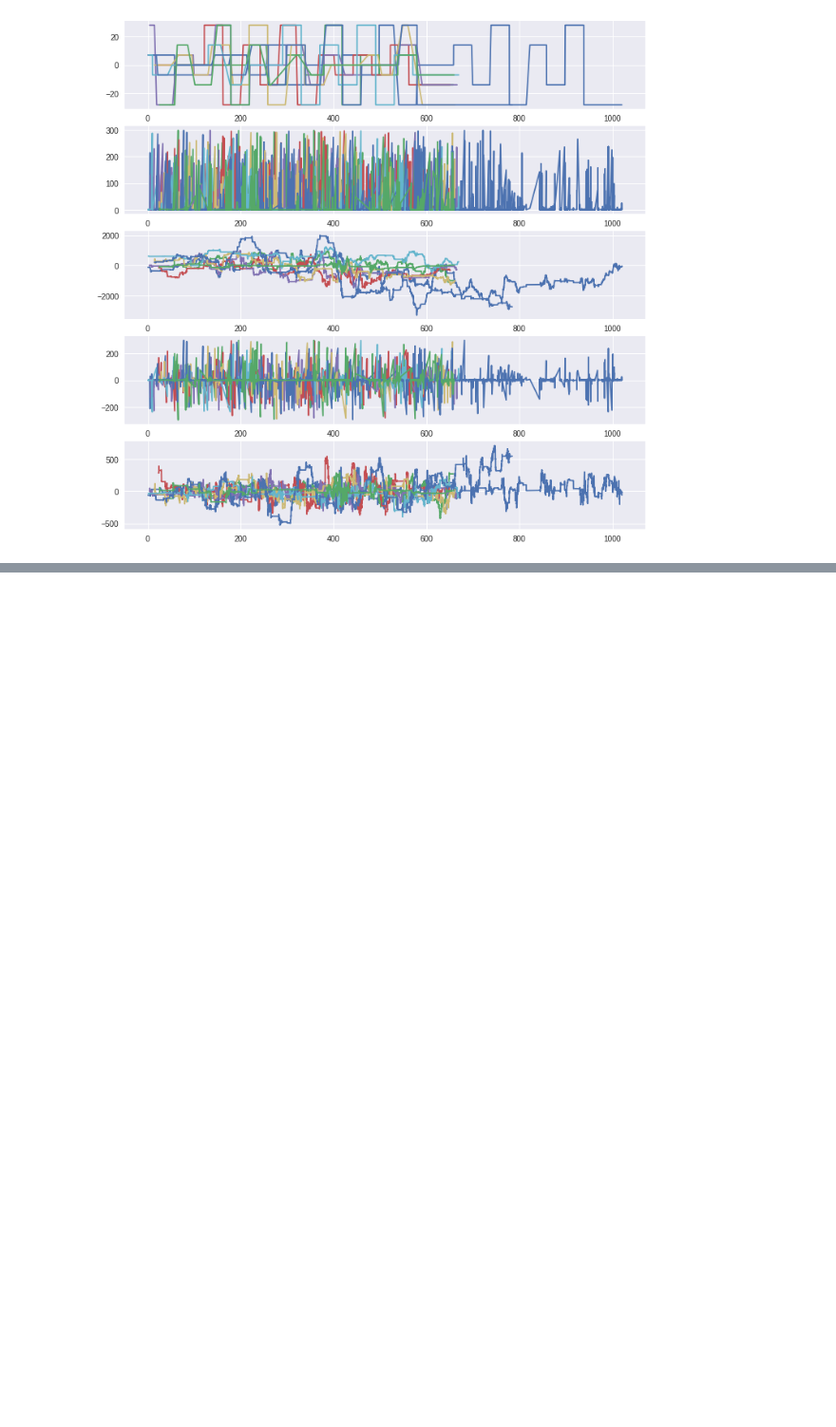
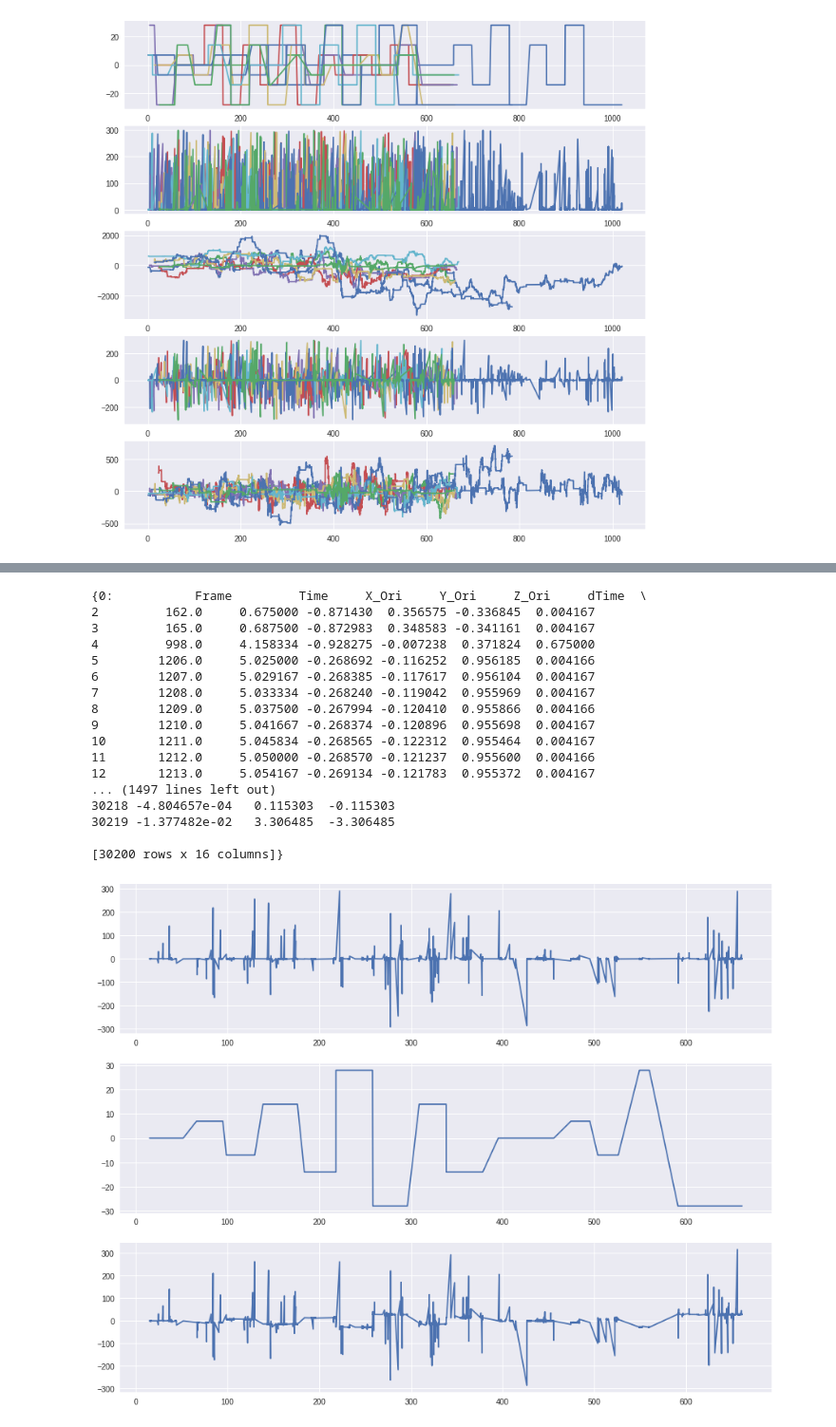
Before and after one commit to alTeska/VR_Acuity, a Jupyter notebook: notebooks/VelocityEvents.ipynb, the cells around one changed output, grey strips where cells are left out. Shown at 95% size. Drawn from its saved outputs; the diff is of its cells as text; code cells hidden in the pictures; blank space fills up the shorter version.

```diff
--- a/notebooks/VelocityEvents.ipynb
+++ b/notebooks/VelocityEvents.ipynb
@@ -153 +144,54 @@ for i, x in enumerate(fname):
+# %%
+i = 4
+
+# averging the signal
+WINDOW_SIZE = 200
+window = []; rms = []
+
+for ii in range(0, len(df[i])):
+
+    if len(window) > WINDOW_SIZE:
+        del window[0]
+
+    window.append(df[i].iloc[ii].UZero)
+    w = np.array(window)
+    rms.append(np.sqrt(np.mean(w**2)))
+
+df[i].corr2 = signal.correlate(df[i].speed, rms, mode='same') / 128
+df[i]['rms'] = rms
+
+df[i]['sub1'] = df[i].apply(lambda row: row.UZero - row.speed , axis=1)
+
+
+## Plotting
+
+fig = plt.figure(figsize=(15,12))
+ax1 = fig.add_subplot(311)
+ax2 = fig.add_subplot(312)
+ax3 = fig.add_subplot(313)
+ax1.plot(df[i].Time_x, df[i].UZero)
+ax2.plot(df[i].Time_x, df[i].speed)
+ax3.plot(df[i].Time_x, df[i].sub1)
+
+
+print(dfV)
+# %% [output]
+{0:           Frame         Time     X_Ori     Y_Ori     Z_Ori     dTime  \
+2         162.0     0.675000 -0.871430  0.356575 -0.336845  0.004167
+3         165.0     0.687500 -0.872983  0.348583 -0.341161  0.004167
+4         998.0     4.158334 -0.928275 -0.007238  0.371824  0.675000
+5        1206.0     5.025000 -0.268692 -0.116252  0.956185  0.004166
+6        1207.0     5.029167 -0.268385 -0.117617  0.956104  0.004167
+7        1208.0     5.033334 -0.268240 -0.119042  0.955969  0.004167
+8        1209.0     5.037500 -0.267994 -0.120410  0.955866  0.004166
+9        1210.0     5.041667 -0.268374 -0.120896  0.955698  0.004167
+10       1211.0     5.045834 -0.268565 -0.122312  0.955464  0.004167
+11       1212.0     5.050000 -0.268570 -0.121237  0.955600  0.004166
+12       1213.0     5.054167 -0.269134 -0.121783  0.955372  0.004167
+... (1497 lines left out)
+30218 -4.804657e-04   0.115303  -0.115303
+30219 -1.377482e-02   3.306485  -3.306485
+
+[30200 rows x 16 columns]}
+[figure, added]
 # %%
```
Also changed, not shown: parts of 6 cells of this notebook, 1 other file.
